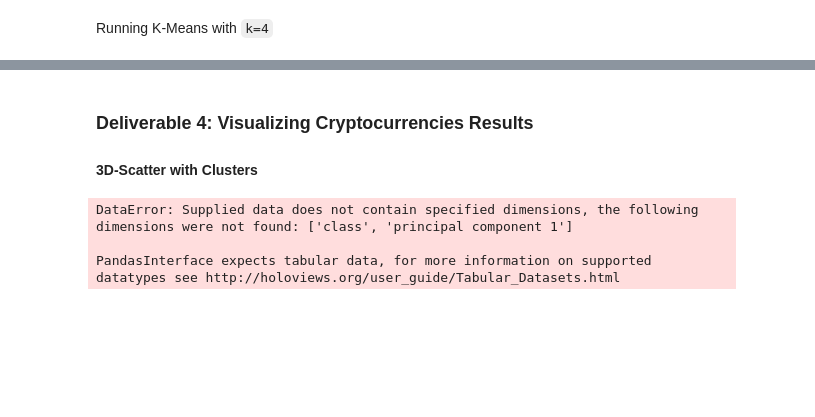
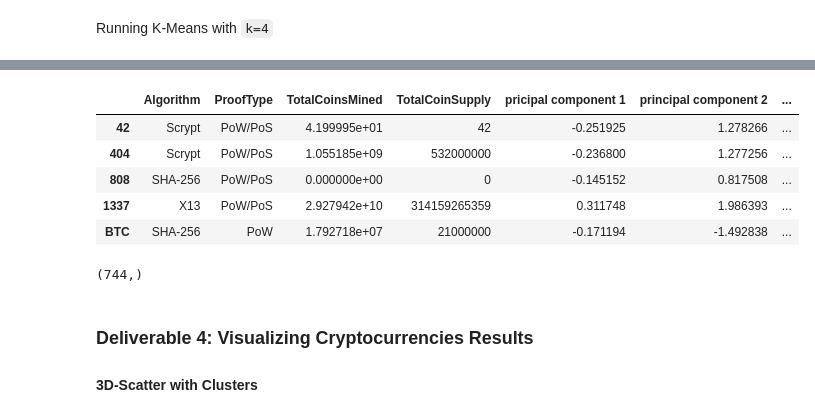
Before and after one commit to mpatubo/Module18_Cryptocurrencies, a Jupyter notebook: crypto_clustering.ipynb, the cells around one changed output, grey strips where cells are left out. Drawn from its saved outputs; the diff is of its cells as text; code cells hidden in the pictures; blank space fills up the shorter version.

```diff
--- a/crypto_clustering.ipynb
+++ b/crypto_clustering.ipynb
@@ -734,19 +543,24 @@ NameError: name 'clustered_df' is not defined
+# %%
+#**  Add a new column, "Class" to the clustered_df DataFrame that holds the predictions.
+# YOUR CODE HERE
+clustered_df["Class"] = model.labels_
+clustered_df.head()
+# %% [output]
+|  | Algorithm | ProofType | TotalCoinsMined | TotalCoinSupply | pricipal component 1 | principal component 2 | ... |
+| 42 | Scrypt | PoW/PoS | 4.199995e+01 | 42 | -0.251925 | 1.278266 | ... |
+| 404 | Scrypt | PoW/PoS | 1.055185e+09 | 532000000 | -0.236800 | 1.277256 | ... |
+| 808 | SHA-256 | PoW/PoS | 0.000000e+00 | 0 | -0.145152 | 0.817508 | ... |
+| 1337 | X13 | PoW/PoS | 2.927942e+10 | 314159265359 | 0.311748 | 1.986393 | ... |
+| BTC | SHA-256 | PoW | 1.792718e+07 | 21000000 | -0.171194 | -1.492838 | ... |
+# %%
+#** Print the shape of the clustered_df
+print(clustered_df.shape)
+# %% [output]
+(744,)
 # %% [markdown]
 ### Deliverable 4: Visualizing Cryptocurrencies Results
 
 #### 3D-Scatter with Clusters
-# %%
-#** Creating a 3D-Scatter with the PCA data and the clusters
-crypto_data_df_pca.hvplot.scatter(
-    x="principal component 1",
-    y="principal component 2",
-    hover_cols=["class"],
-    by="class",
-)
-# %% [output]
-DataError: Supplied data does not contain specified dimensions, the following dimensions were not found: ['class', 'principal component 1']
-
-PandasInterface expects tabular data, for more information on supported datatypes see http://holoviews.org/user_guide/Tabular_Datasets.html
 # %%
 # Creating a 3D-Scatter with the PCA data and the clusters
 # YOUR CODE HERE
```
Also changed, not shown: parts of 46 cells of this notebook.
